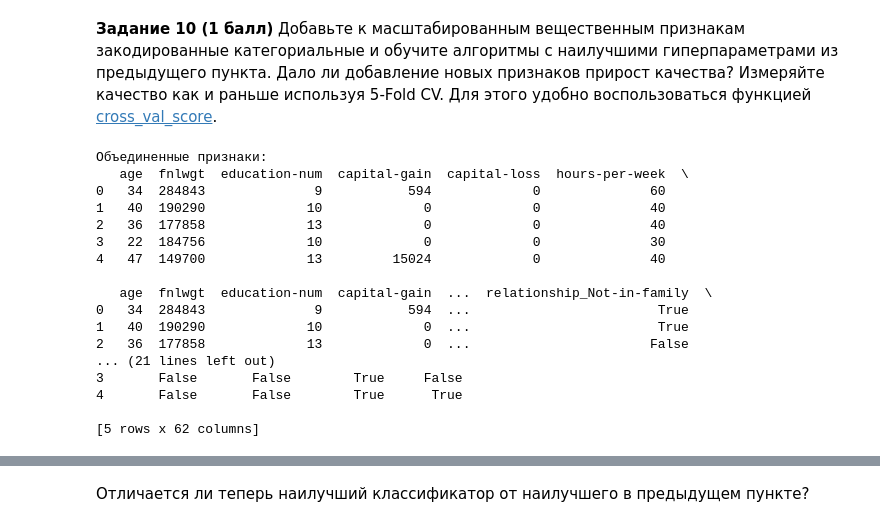
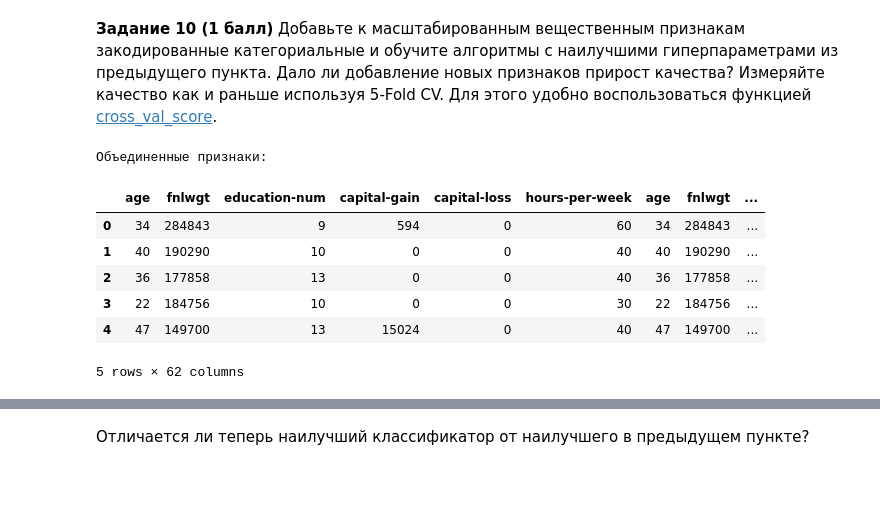
Before and after one commit to mdzharakhovich/Streamlit-app, a Jupyter notebook: model.ipynb, the cells around one changed output, grey strips where cells are left out. Saved outputs shown, nothing was run; the diff lists cells and outputs as text; code cells hidden in the pictures; blank space fills up the shorter version.

```diff
--- a/model.ipynb
+++ b/model.ipynb
@@ -652,29 +652,20 @@ data_clean_encoded.head()
 # %%
 # Объединение числовых и категориальных признаков
 X = pd.concat([num_data, data_clean_encoded.drop(['>50K,<=50K_>50K'], axis=1)], axis=1)
 y = income
 
 # Проверка результата
 print("Объединенные признаки:")
-print(X.head())
+(X.head())
 # %% [output]
 Объединенные признаки:
-   age  fnlwgt  education-num  capital-gain  capital-loss  hours-per-week  \
-0   34  284843              9           594             0              60
-1   40  190290             10             0             0              40
-2   36  177858             13             0             0              40
-3   22  184756             10             0             0              30
-4   47  149700             13         15024             0              40
-
-   age  fnlwgt  education-num  capital-gain  ...  relationship_Not-in-family  \
-0   34  284843              9           594  ...                        True
-1   40  190290             10             0  ...                        True
-2   36  177858             13             0  ...                       False
-... (21 lines left out)
-3       False       False        True     False
-4       False       False        True      True
-
-[5 rows x 62 columns]
+|  | age | fnlwgt | education-num | capital-gain | capital-loss | hours-per-week | age | fnlwgt | ... |
+| 0 | 34 | 284843 | 9 | 594 | 0 | 60 | 34 | 284843 | ... |
+| 1 | 40 | 190290 | 10 | 0 | 0 | 40 | 40 | 190290 | ... |
+| 2 | 36 | 177858 | 13 | 0 | 0 | 40 | 36 | 177858 | ... |
+| 3 | 22 | 184756 | 10 | 0 | 0 | 30 | 22 | 184756 | ... |
+| 4 | 47 | 149700 | 13 | 15024 | 0 | 40 | 47 | 149700 | ... |
+5 rows × 62 columns
 # %%
 # Определение схемы кросс-валидации
 cv = KFold(n_splits=5, shuffle=True, random_state=42)
```
Also changed, not shown: parts of 4 cells of this notebook, 1 other file.
